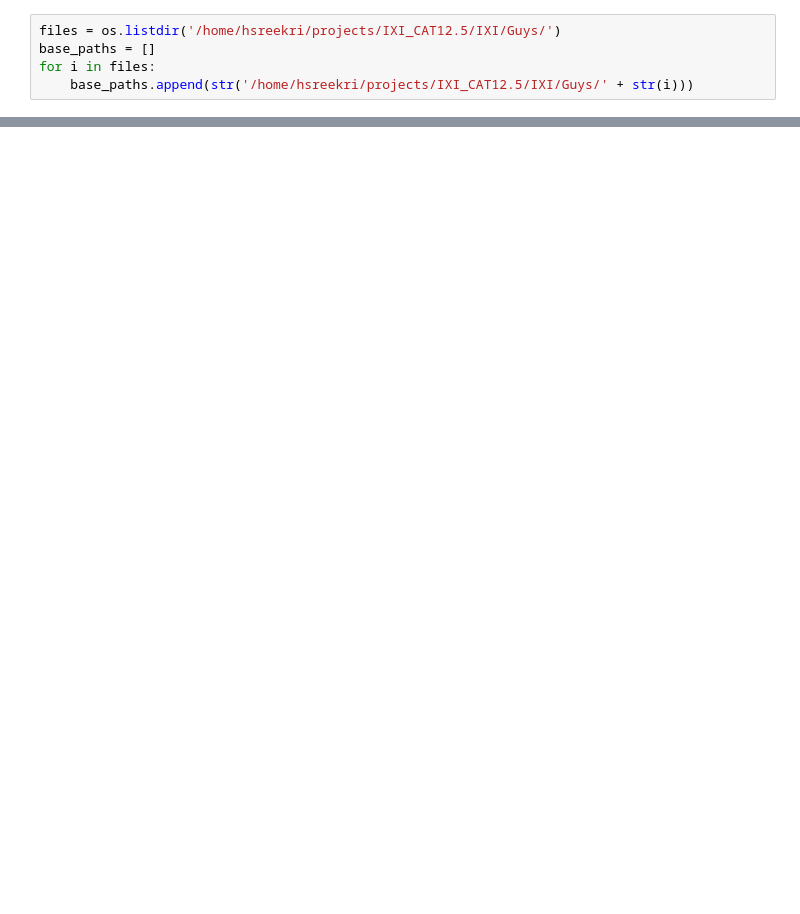
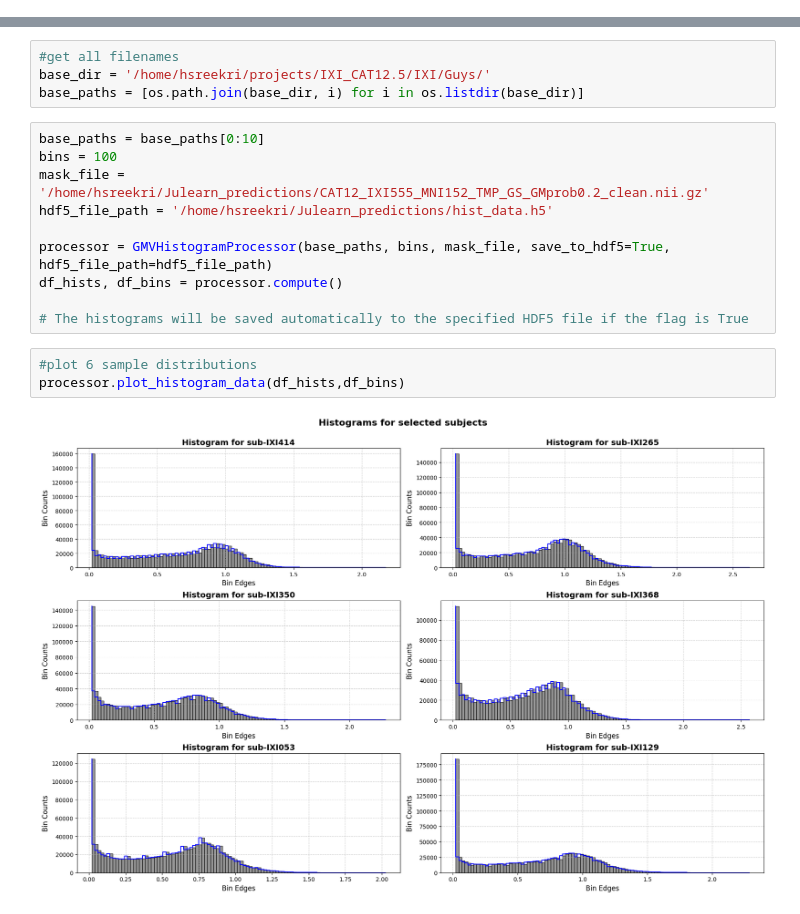
Before and after one commit to Cup-cake-lover/Julearn_predictions, a Jupyter notebook: IXI_preproces_data.ipynb, the cells around one changed output, grey strips where cells are left out. Drawn from its saved outputs; the diff is of its cells as text; blank space fills up the shorter version.

```diff
--- a/IXI_preproces_data.ipynb
+++ b/IXI_preproces_data.ipynb
@@ -12,5 +14,0 @@ It is highly recommended to configure Git before using DataLad. Set both 'user.n
-# %%
-files = os.listdir('/home/hsreekri/projects/IXI_CAT12.5/IXI/Guys/')
-base_paths = []
-for i in files:
-    base_paths.append(str('/home/hsreekri/projects/IXI_CAT12.5/IXI/Guys/' + str(i)))
@@ -116,0 +147,19 @@ IXI_df
+# %%
+#get all filenames
+base_dir = '/home/hsreekri/projects/IXI_CAT12.5/IXI/Guys/'
+base_paths = [os.path.join(base_dir, i) for i in os.listdir(base_dir)]
+# %%
+base_paths = base_paths[0:10]
+bins = 100
+mask_file = '/home/hsreekri/Julearn_predictions/CAT12_IXI555_MNI152_TMP_GS_GMprob0.2_clean.nii.gz'
+hdf5_file_path = '/home/hsreekri/Julearn_predictions/hist_data.h5'
+
+processor = GMVHistogramProcessor(base_paths, bins, mask_file, save_to_hdf5=True, hdf5_file_path=hdf5_file_path)
+df_hists, df_bins = processor.compute()
+
+# The histograms will be saved automatically to the specified HDF5 file if the flag is True
+# %%
+#plot 6 sample distributions
+processor.plot_histogram_data(df_hists,df_bins)
+# %% [output]
+[figure, added]
```
Also changed, not shown: parts of 7 cells of this notebook.
